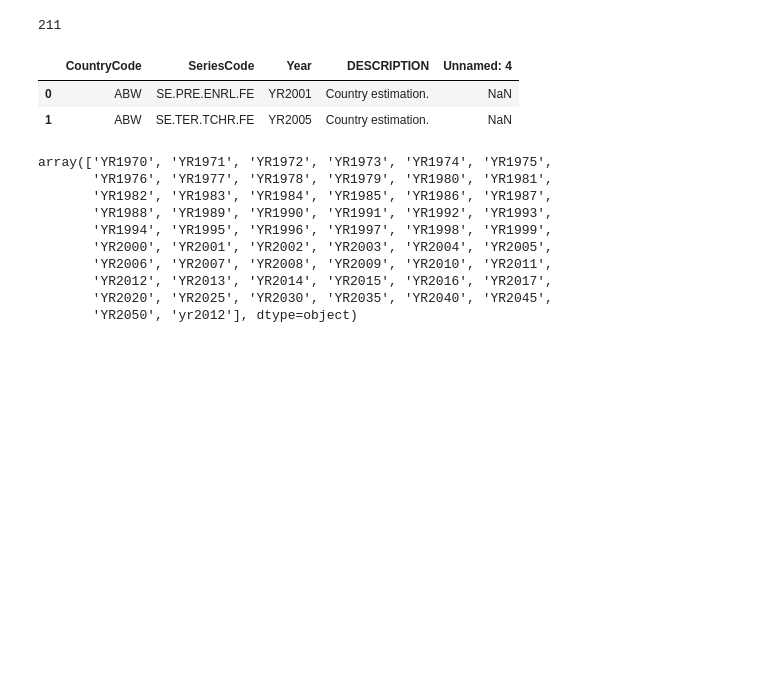
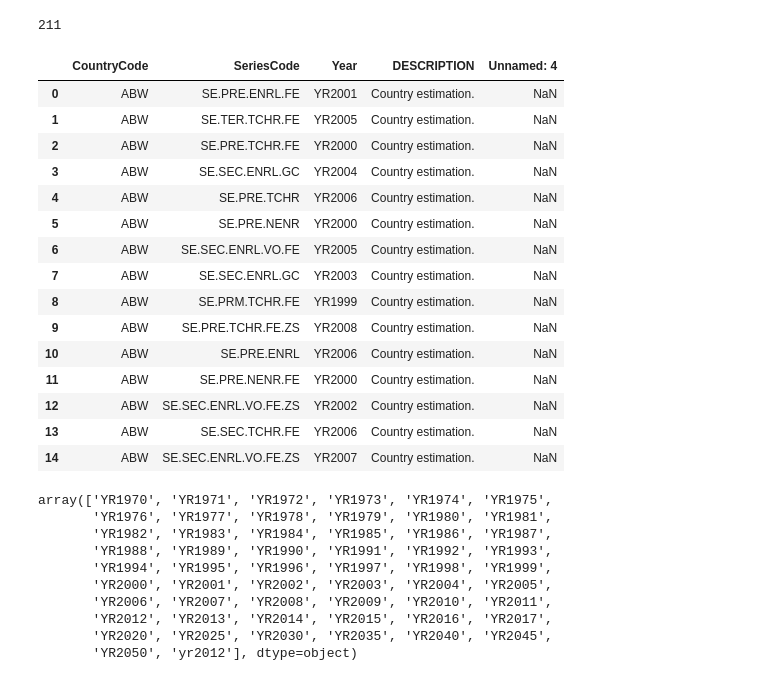
Before and after one commit to nikhilans/global-education-analysis, a Jupyter notebook: CH_Nikhila_N_S_World_Bank_Global_Education_Analysis_Capstone_Project.ipynb, the cells around one changed output. Saved outputs shown, nothing was run; the diff lists cells and outputs as text; code cells hidden in the pictures; blank space fills up the shorter version.

```diff
--- a/CH_Nikhila_N_S_World_Bank_Global_Education_Analysis_Capstone_Project.ipynb
+++ b/CH_Nikhila_N_S_World_Bank_Global_Education_Analysis_Capstone_Project.ipynb
@@ -194,11 +480,24 @@ df_countryseries['CountryCode'].nunique()
 # %% [output]
 211
 # %%
-df_footnote.head(2)
+df_footnote.head(15)
 # %% [output]
 |  | CountryCode | SeriesCode | Year | DESCRIPTION | Unnamed: 4 |
 | 0 | ABW | SE.PRE.ENRL.FE | YR2001 | Country estimation. | NaN |
 | 1 | ABW | SE.TER.TCHR.FE | YR2005 | Country estimation. | NaN |
+| 2 | ABW | SE.PRE.TCHR.FE | YR2000 | Country estimation. | NaN |
+| 3 | ABW | SE.SEC.ENRL.GC | YR2004 | Country estimation. | NaN |
+| 4 | ABW | SE.PRE.TCHR | YR2006 | Country estimation. | NaN |
+| 5 | ABW | SE.PRE.NENR | YR2000 | Country estimation. | NaN |
+| 6 | ABW | SE.SEC.ENRL.VO.FE | YR2005 | Country estimation. | NaN |
+| 7 | ABW | SE.SEC.ENRL.GC | YR2003 | Country estimation. | NaN |
+| 8 | ABW | SE.PRM.TCHR.FE | YR1999 | Country estimation. | NaN |
+| 9 | ABW | SE.PRE.TCHR.FE.ZS | YR2008 | Country estimation. | NaN |
+| 10 | ABW | SE.PRE.ENRL | YR2006 | Country estimation. | NaN |
+| 11 | ABW | SE.PRE.NENR.FE | YR2000 | Country estimation. | NaN |
+| 12 | ABW | SE.SEC.ENRL.VO.FE.ZS | YR2002 | Country estimation. | NaN |
+| 13 | ABW | SE.SEC.TCHR.FE | YR2006 | Country estimation. | NaN |
+| 14 | ABW | SE.SEC.ENRL.VO.FE.ZS | YR2007 | Country estimation. | NaN |
 # %%
 np.sort(df_footnote['Year'].unique())
 # %% [output]
```
Also changed, not shown: parts of 29 cells of this notebook.
